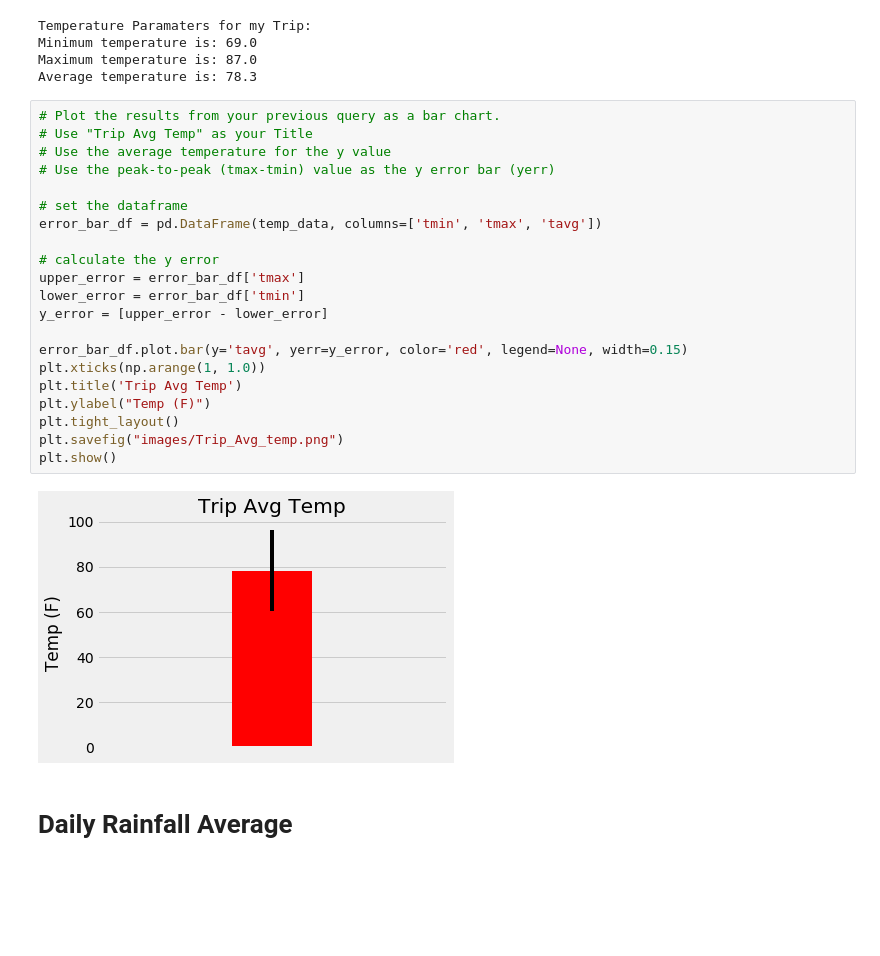
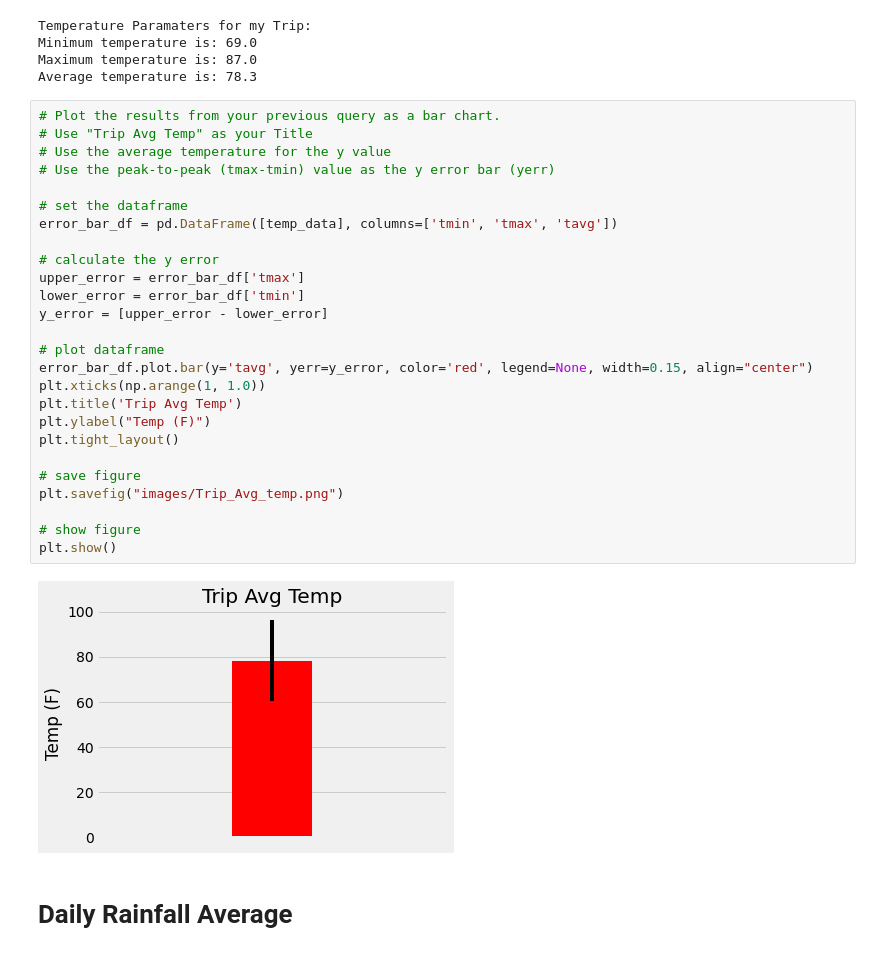
Before and after one commit to gotar1/sqlalchemy-challenge, a Jupyter notebook: climate_analysis.ipynb, the cells around one changed output. Saved outputs shown, nothing was run; the diff lists cells and outputs as text; blank space fills up the shorter version.

```diff
--- a/climate_analysis.ipynb
+++ b/climate_analysis.ipynb
@@ -413,26 +409,31 @@ Average temperature is: 78.3
 # %%
 # Plot the results from your previous query as a bar chart.
 # Use "Trip Avg Temp" as your Title
 # Use the average temperature for the y value
 # Use the peak-to-peak (tmax-tmin) value as the y error bar (yerr)
 
 # set the dataframe
-error_bar_df = pd.DataFrame(temp_data, columns=['tmin', 'tmax', 'tavg'])
+error_bar_df = pd.DataFrame([temp_data], columns=['tmin', 'tmax', 'tavg'])
 
 # calculate the y error
 upper_error = error_bar_df['tmax']
 lower_error = error_bar_df['tmin']
 y_error = [upper_error - lower_error]
 
-error_bar_df.plot.bar(y='tavg', yerr=y_error, color='red', legend=None, width=0.15)
+# plot dataframe
+error_bar_df.plot.bar(y='tavg', yerr=y_error, color='red', legend=None, width=0.15, align="center")
 plt.xticks(np.arange(1, 1.0))
 plt.title('Trip Avg Temp')
 plt.ylabel("Temp (F)")
 plt.tight_layout()
+
+# save figure
 plt.savefig("images/Trip_Avg_temp.png")
+
+# show figure
 plt.show()
 # %% [output]
-[figure, old version]
+[figure, new version]
 # %% [markdown]
 # Daily Rainfall Average
 # %%
```
Also changed, not shown: parts of 22 cells of this notebook, 4 other files.
